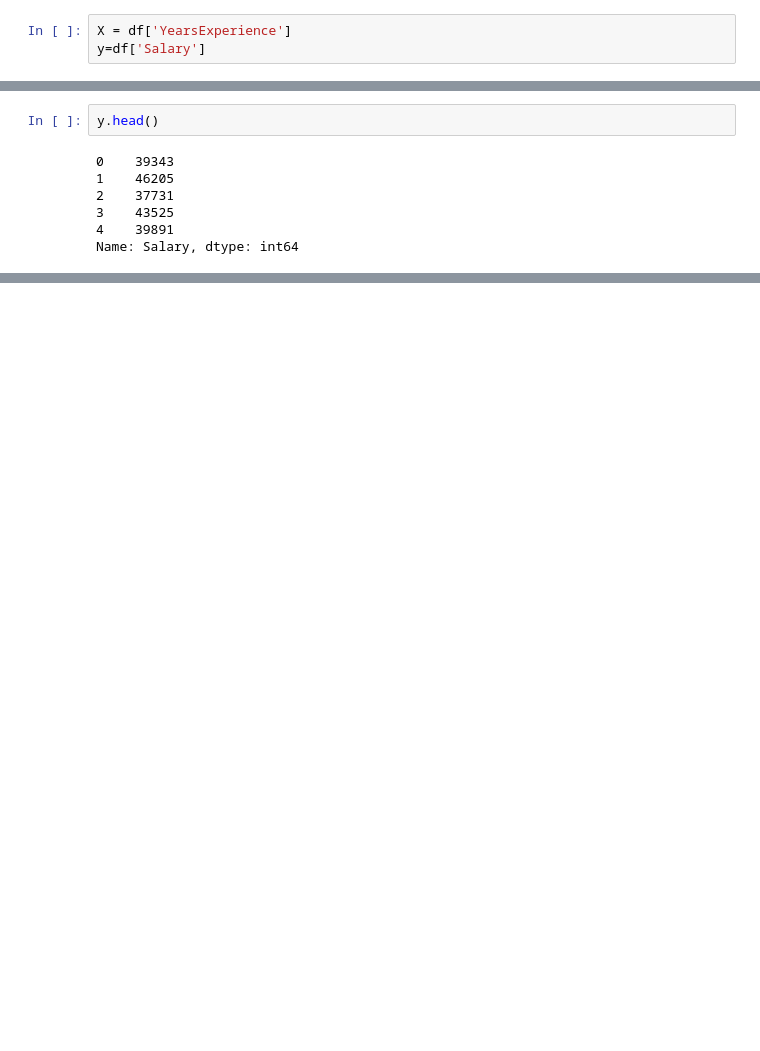
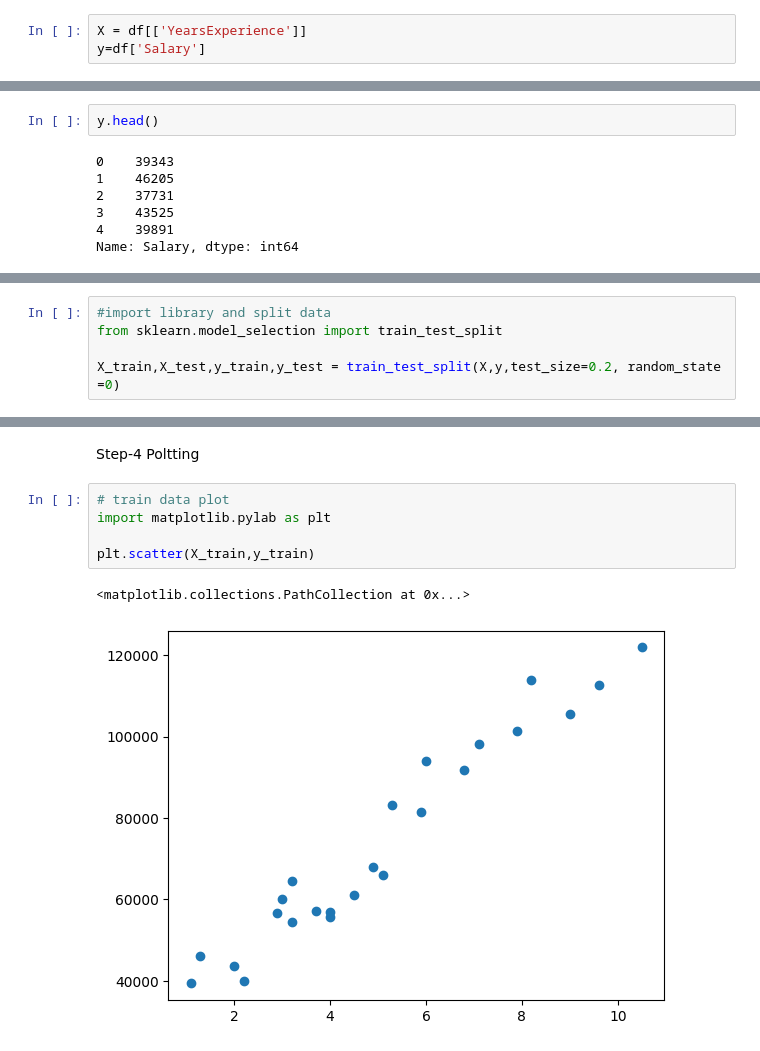
Before and after one commit to ijazkhan101/Machine-Learning-with-Python-20Days, a Jupyter notebook: simple linear Regression .ipynb, the cells around one changed output, grey strips where cells are left out. Cells and saved outputs as stored; diff of their text form; blank space fills up the shorter version.

Commit message:
plot
plot

```diff
--- a/simple linear Regression .ipynb
+++ b/simple linear Regression .ipynb
@@ -14,7 +14,7 @@ df.head(3)
 # %% [markdown]
 step-2 splitting data into traning data and testing data
 # %%
-X = df['YearsExperience']
+X = df[['YearsExperience']]
 y=df['Salary']
 # %%
 X.head()
@@ -38,0 +37,5 @@ Name: Salary, dtype: int64
+# %%
+#import library and split data
+from sklearn.model_selection import train_test_split
+
+X_train,X_test,y_train,y_test = train_test_split(X,y,test_size=0.2, random_state =0)
@@ -38,0 +51,10 @@ Name: Salary, dtype: int64
+# %% [markdown]
+Step-4  Poltting
+# %%
+# train data plot
+import matplotlib.pylab as plt
+
+plt.scatter(X_train,y_train)
+# %% [output]
+<matplotlib.collections.PathCollection at 0x...>
+[figure, added]
```
Also changed, not shown: parts of 7 cells of this notebook.
